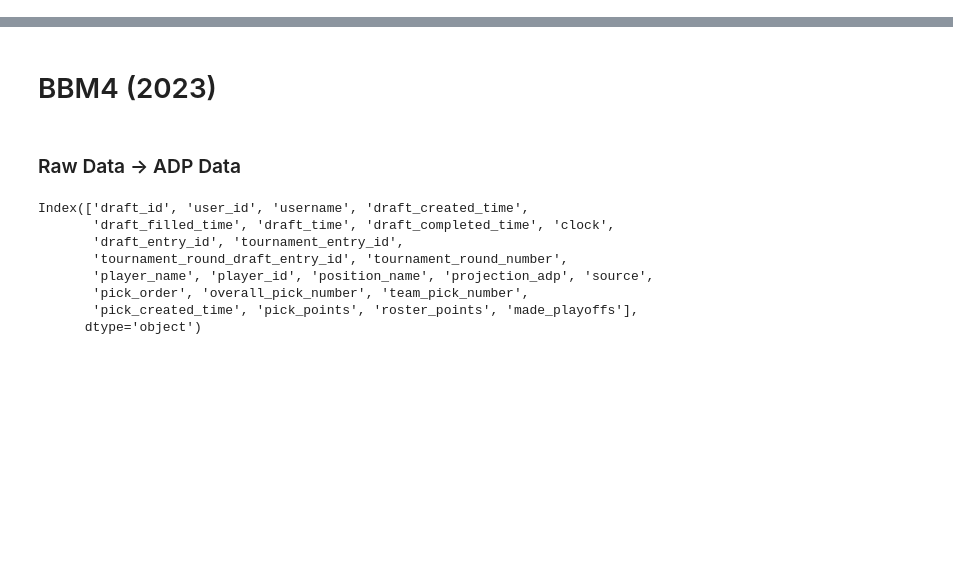
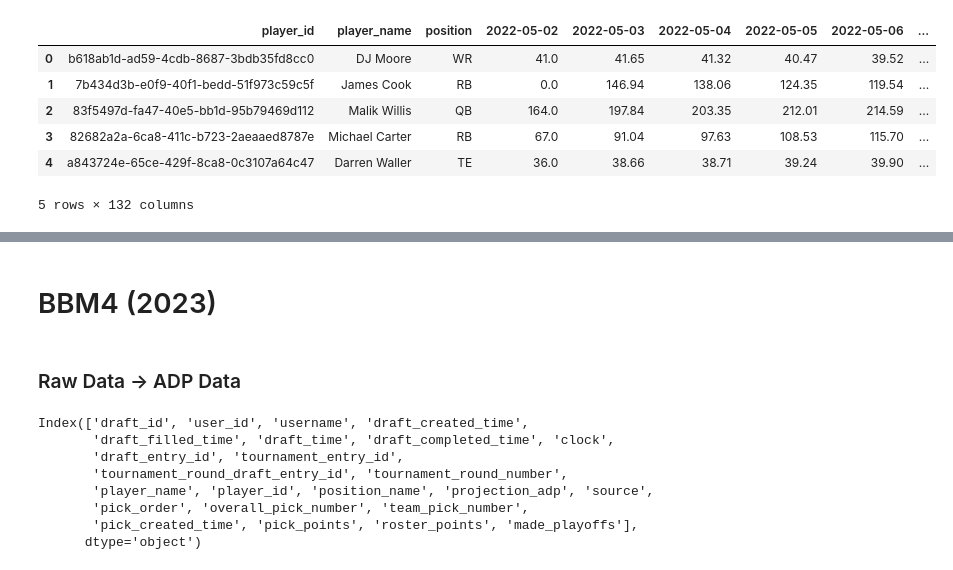
Before and after one commit to TuxFF/tuxff-frontend, a Jupyter notebook: scripts/data_processing.ipynb, the cells around one changed output, grey strips where cells are left out. Cells and saved outputs as stored; diff of their text form; code cells hidden in the pictures; blank space fills up the shorter version.

```diff
--- a/scripts/data_processing.ipynb
+++ b/scripts/data_processing.ipynb
@@ -14,0 +316,26 @@ cursor = conn.cursor(cursor_factory=RealDictCursor)
+# %%
+bbm3_adp['player_id'] = pd.Series(dtype='object')
+for idx, row in bbm3_adp.iterrows():
+    cursor.execute("""SELECT player_id
+                   FROM player_info
+                   WHERE player_name = %s""",
+                   (row['player_name'],))
+
+    result = cursor.fetchone()
+
+    if result:
+        bbm3_adp.loc[idx, 'player_id'] = result['player_id']
+
+    else:
+        bbm3_adp.loc[idx, 'player_id'] = str(uuid.uuid4())
+# %%
+bbm3_adp.to_csv(r'C:\Users\Jona\Desktop\tuxff\data\adp_data\bbm3_adp.csv')
+bbm3_adp.head(5)
+# %% [output]
+|  | player_id | player_name | position | 2022-05-02 | 2022-05-03 | 2022-05-04 | 2022-05-05 | 2022-05-06 | ... |
+| 0 | b618ab1d-ad59-4cdb-8687-3bdb35fd8cc0 | DJ Moore | WR | 41.0 | 41.65 | 41.32 | 40.47 | 39.52 | ... |
+| 1 | 7b434d3b-e0f9-40f1-bedd-51f973c59c5f | James Cook | RB | 0.0 | 146.94 | 138.06 | 124.35 | 119.54 | ... |
+| 2 | 83f5497d-fa47-40e5-bb1d-95b79469d112 | Malik Willis | QB | 164.0 | 197.84 | 203.35 | 212.01 | 214.59 | ... |
+| 3 | 82682a2a-6ca8-411c-b723-2aeaaed8787e | Michael Carter | RB | 67.0 | 91.04 | 97.63 | 108.53 | 115.70 | ... |
+| 4 | a843724e-65ce-429f-8ca8-0c3107a64c47 | Darren Waller | TE | 36.0 | 38.66 | 38.71 | 39.24 | 39.90 | ... |
+5 rows × 132 columns
```
Also changed, not shown: parts of 34 cells of this notebook, 2 other files.
